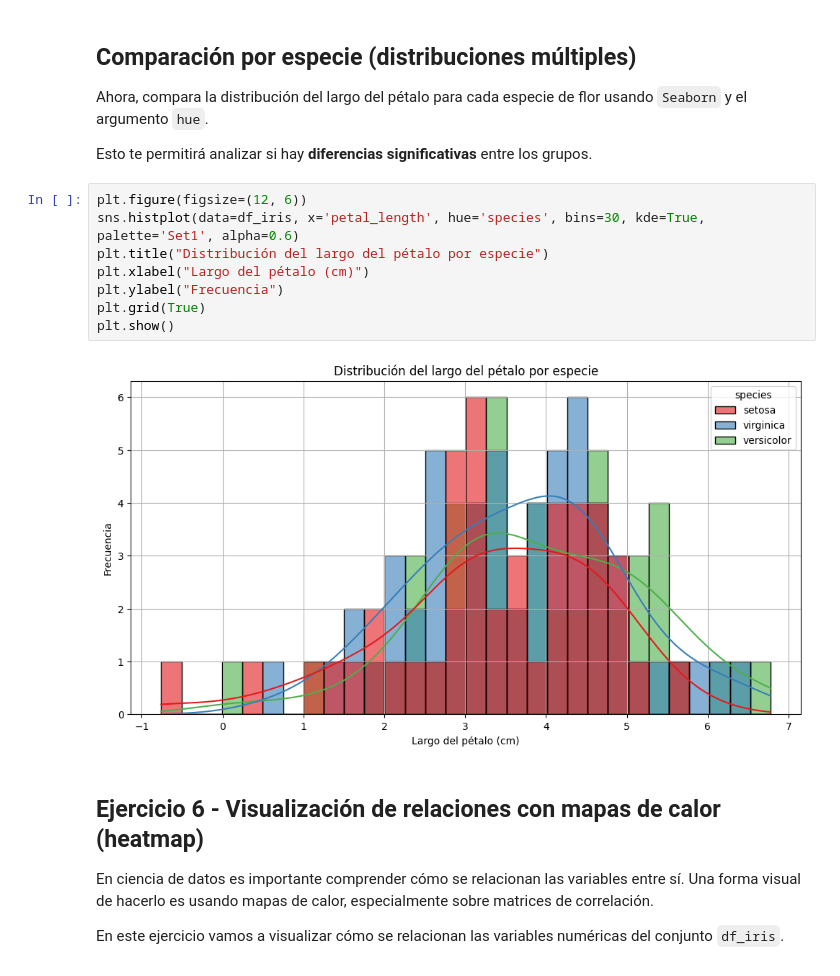
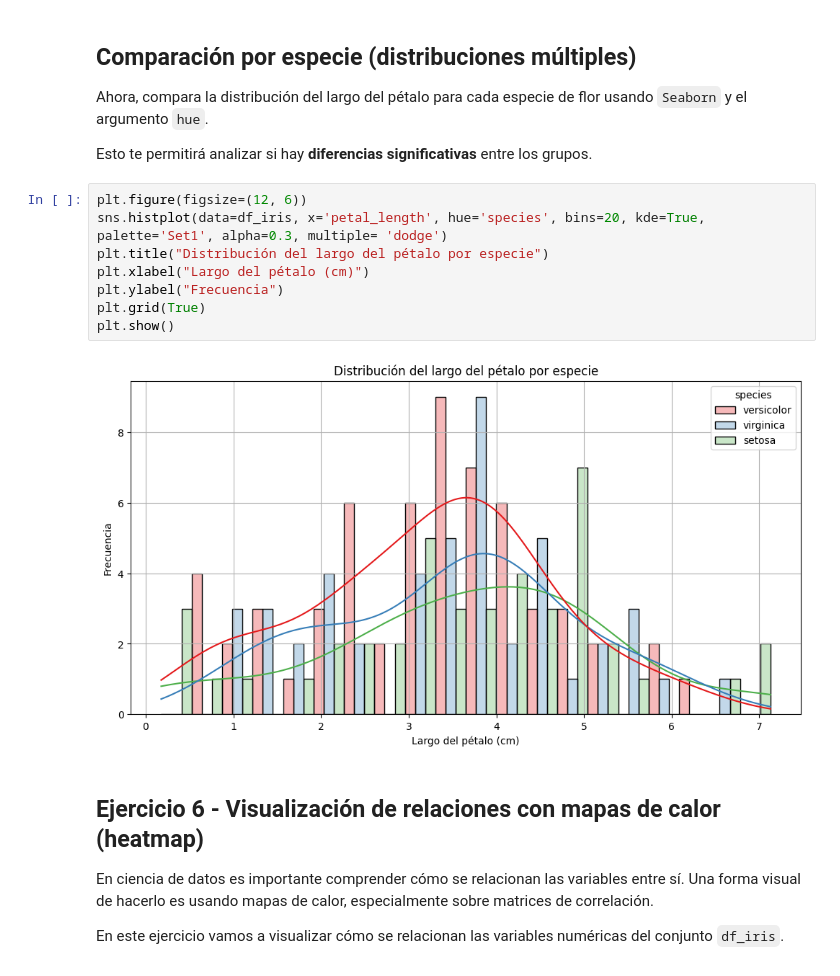
Before and after one commit to 4GeeksAcademy/Prroyecto_Visualizacion_Matplotlib, a Jupyter notebook: notebook/problems.es.ipynb, the cells around one changed output. Cells and saved outputs as stored; diff of their text form.

```diff
--- a/notebook/problems.es.ipynb
+++ b/notebook/problems.es.ipynb
@@ -206,14 +220,14 @@ Ahora, compara la distribución del largo del pétalo para cada especie de flor
 Esto te permitirá analizar si hay **diferencias significativas** entre los grupos.
 # %%
 plt.figure(figsize=(12, 6))
-sns.histplot(data=df_iris, x='petal_length', hue='species', bins=30, kde=True, palette='Set1', alpha=0.6)
+sns.histplot(data=df_iris, x='petal_length', hue='species', bins=20, kde=True, palette='Set1', alpha=0.3, multiple= 'dodge')
 plt.title("Distribución del largo del pétalo por especie")
 plt.xlabel("Largo del pétalo (cm)")
 plt.ylabel("Frecuencia")
 plt.grid(True)
 plt.show()
 # %% [output]
-[figure, old version]
+[figure, new version]
 # %% [markdown]
 ## Ejercicio 6 - Visualización de relaciones con mapas de calor (heatmap)
 
```
Also changed, not shown: parts of 6 cells of this notebook.
